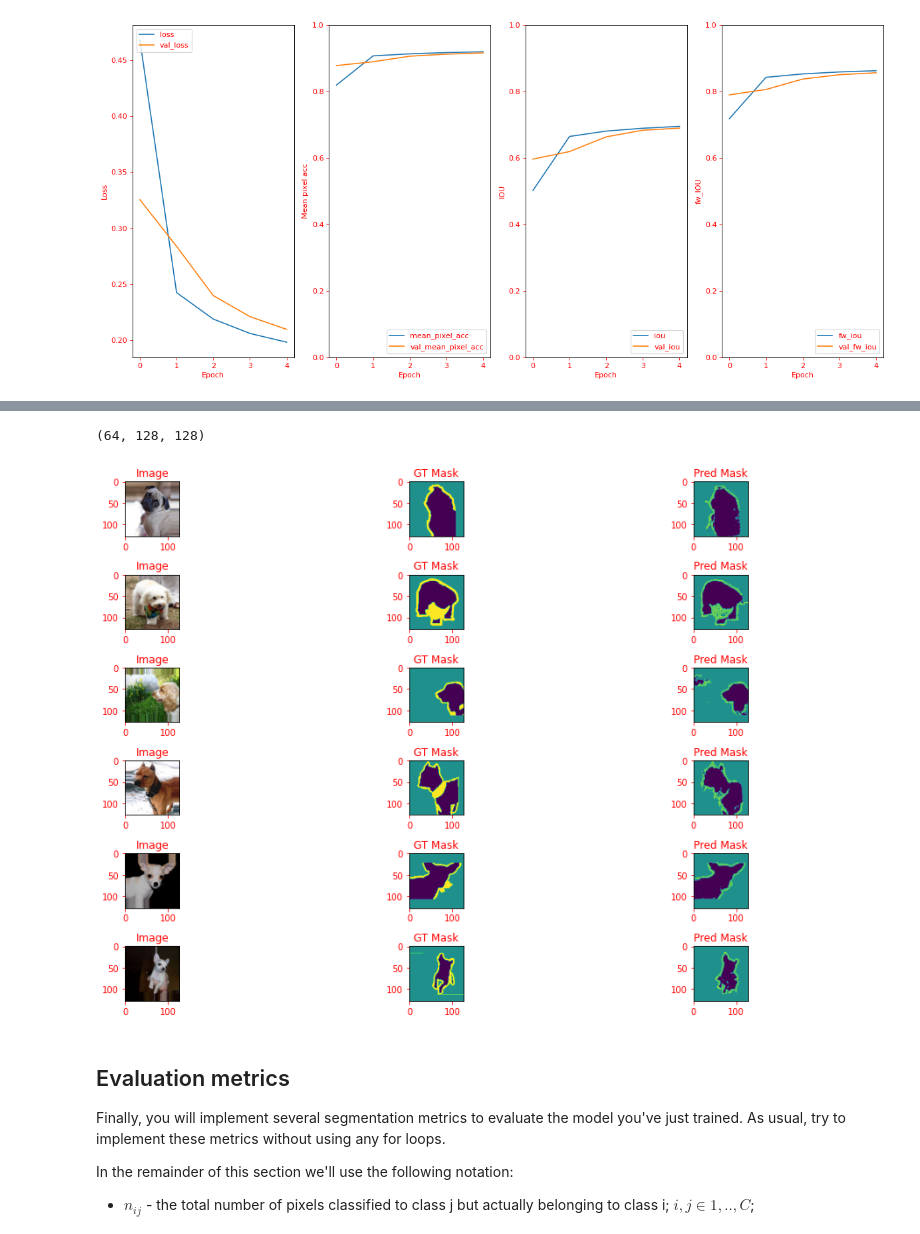
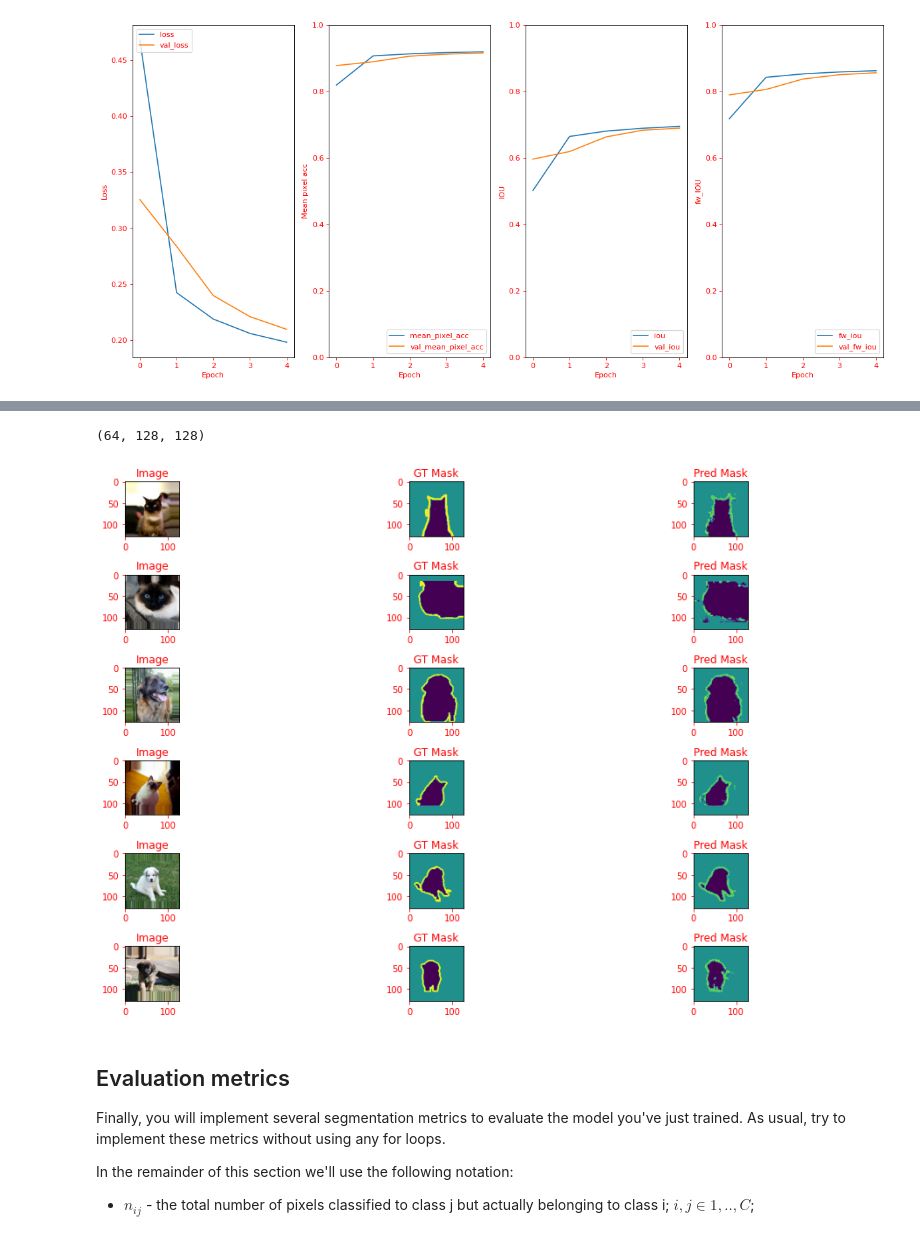
Before and after one commit to ComanacDragos/ComputerVisionAndDeepLearning, a Jupyter notebook: lab5/Computer_Vision_and_Deep_Learning_Laboratory_5_[students].ipynb, the cells around one changed output, grey strips where cells are left out. Saved outputs shown, nothing was run; the diff lists cells and outputs as text; code cells hidden in the pictures.

```diff
--- a/lab5/Computer_Vision_and_Deep_Learning_Laboratory_5_[students].ipynb
+++ b/lab5/Computer_Vision_and_Deep_Learning_Laboratory_5_[students].ipynb
@@ -575,33 +593,33 @@ Hint: If you want to see a list of allocated tensors when OOM happens, add repor
 # %%
 # now let's see some predictions
-batch_x, batch_y = val_generator[1]
+batch_x, batch_y = val_generator[3]
 #new_model = build_unet((128,128,3), 3, True)
 #new_model.load_weights("weights/checkpoint/checkpoint")
-new_model = tf.keras.models.load_model("weights/model_final.h5", custom_objects={
+new_model = tf.keras.models.load_model("weights/model_final_fine_tuned.h5", custom_objects={
     "mean_pixel_acc": mean_pixel_acc,
     "iou": iou,
     "fw_iou": fw_iou
 })
 predictions = new_model.predict(batch_x)
 predictions = tf.argmax(predictions, axis=-1)
 print(predictions.shape)
 fig, axes = plt.subplots(nrows=6, ncols=3, figsize=[16, 9])
 
 for i in range(len(axes)):
     axes[i][0].imshow(batch_x[i])
     axes[i][0].set_title('Image')
 
     axes[i][1].imshow(batch_y[i][:, :, 0])
     axes[i][1].set_title('GT Mask')
 
     axes[i][2].imshow(predictions[i] )
     axes[i][2].set_title('Pred Mask')
 
 plt.tight_layout()
 plt.show()
 # %% [output]
 (64, 128, 128)
-[figure, old version]
+[figure, new version]
 # %% [markdown]
 ## Evaluation metrics
 
```
Also changed, not shown: parts of 3 cells of this notebook, 3 other files.
